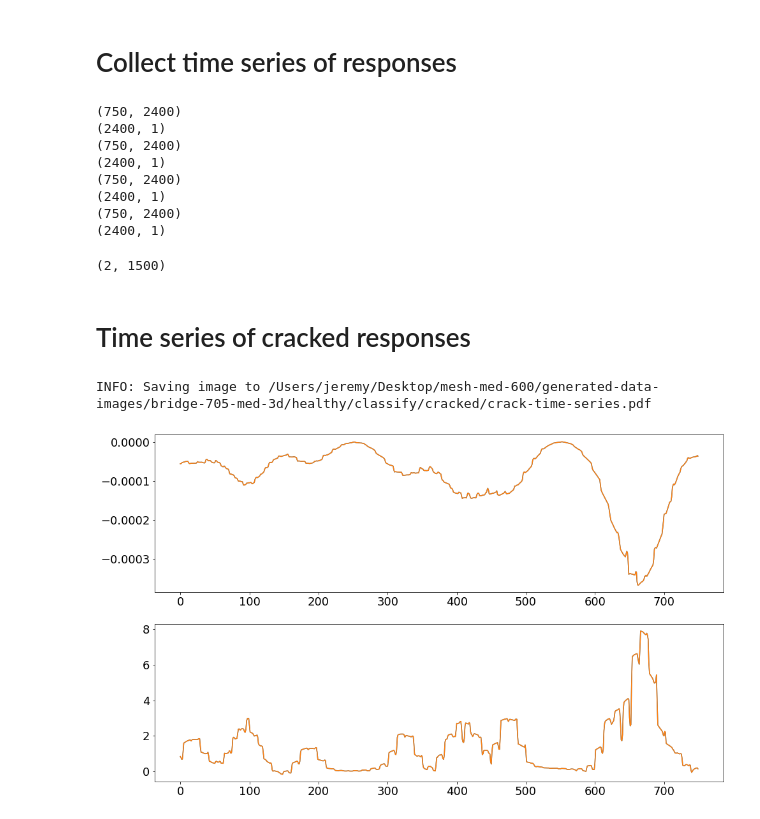
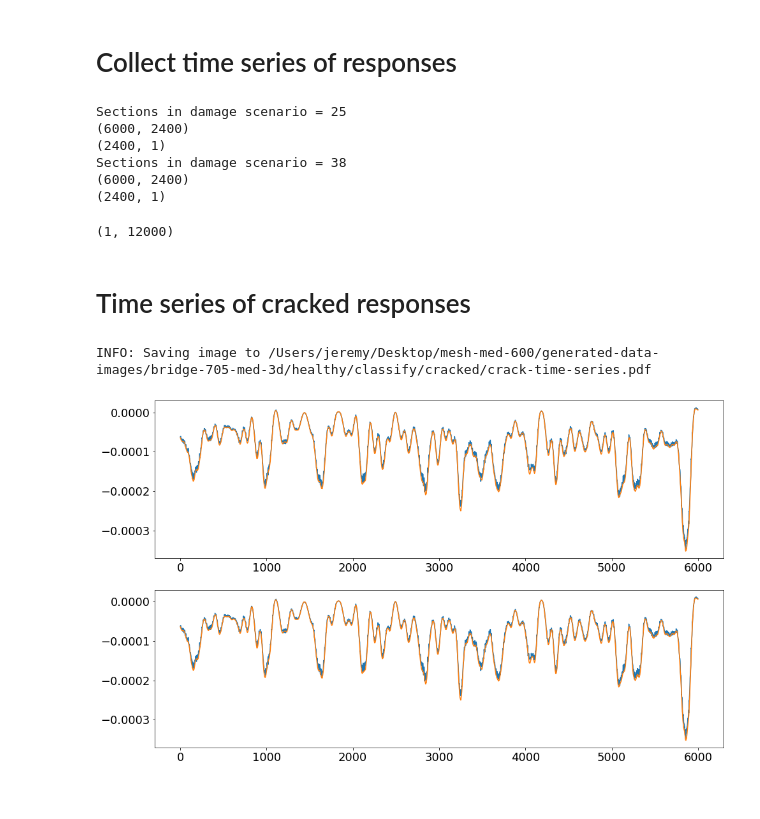
Before and after one commit to jerbaroo/bridge-sim, a Jupyter notebook: notebooks/concrete.ipynb, the cells around one changed output. Cells and saved outputs as stored; diff of their text form; code cells hidden in the pictures.

```diff
--- a/notebooks/concrete.ipynb
+++ b/notebooks/concrete.ipynb
@@ -46,7 +48,7 @@ temps_year["temp"] = temperature.resize(temps_year["temp"])
 # %% [markdown]
 # Traffic data
 # %%
-total_mins = 1
+total_mins = 2
 total_seconds = total_mins * 60
 traffic_scenario = normal_traffic(c=c, lam=5, min_d=2)
 traffic_sequence, traffic, traffic_array = load_traffic(
@@ -61,53 +79,45 @@ traffic_array.shape
 # %% [markdown]
 # Collect time series of responses
 # %%
-response_types = [rt_y, rt_s]
-sensor_point = Point(x=51.8, y=0, z=-8.4)  # Sensor point to investigate.
-
+response_types = [rt_y]
+sensor_point = Point(x=51.8, y=0, z=-8.4)
 # Split the traffic array in half, the crack will happen halfway through.
 half_i = int(len(traffic_array) / 2)
 traffic_array_0, traffic_array_1 = traffic_array[:half_i], traffic_array[half_i:]
 assert len(traffic_array_0) + len(traffic_array_1) == len(traffic_array)
 
 responses = []
-for response_type in response_types:
+for rt in response_types:
     responses_healthy_cracked = []
-    for damage_scenario, traffic_array in [(healthy_damage, traffic_array_0), (transverse_crack(), traffic_array_0)]:
-        use_c = damage_scenario.use(original_c)[0]
+    for ds, ta in [(healthy_damage, traffic_array_0), (transverse_crack(), traffic_array_0)]:
+        print(f"Sections in damage scenario = {len(ds.use(c)[0].bridge.sections)}")
         responses_healthy_cracked.append(responses_to_traffic_array(
-            c=use_c,
-            traffic_array=traffic_array,
-            response_type=response_type,
-            damage_scenario=damage_scenario,
-            points=[sensor_point],
-            sim_runner=OSRunner(use_c),
+            c=c, traffic_array=ta, response_type=rt, damage_scenario=ds, points=[sensor_point],
         ).T[0])  # Responses from a single point.
     responses.append(np.concatenate(responses_healthy_cracked))
 responses = np.array(responses)
 responses.shape
 # %% [output]
-(750, 2400)
+Sections in damage scenario = 25
+(6000, 2400)
 (2400, 1)
-(750, 2400)
+Sections in damage scenario = 38
+(6000, 2400)
 (2400, 1)
-(750, 2400)
-(2400, 1)
-(750, 2400)
-(2400, 1)
-(2, 1500)
+(1, 12000)
 # %% [markdown]
 # Time series of cracked responses
 # %%
 plt.landscape()
 plt.subplot(2, 1, 1)
 plt.plot(np.arange(half_i), responses[0][:half_i])
 plt.plot(np.arange(half_i), responses[0][half_i:])
 # plt.plot(np.arange(half_i, len(responses[0])), responses[0][half_i:])
 plt.subplot(2, 1, 2)
-plt.plot(np.arange(half_i), responses[1][:half_i])
-plt.plot(np.arange(half_i), responses[1][half_i:])
+plt.plot(np.arange(half_i), responses[0][:half_i])
+plt.plot(np.arange(half_i), responses[0][half_i:])
 # plt.plot(np.arange(half_i, len(responses[1])), responses[1][half_i:])
 plt.savefig(c.get_image_path("classify/cracked", "crack-time-series.pdf"))
 # %% [output]
 INFO: Saving image to /Users/jeremy/Desktop/mesh-med-600/generated-data-images/bridge-705-med-3d/healthy/classify/cracked/crack-time-series.pdf
-[figure, old version]
+[figure, new version]
```
Also changed, not shown: parts of 2 cells of this notebook, 7 other files.
